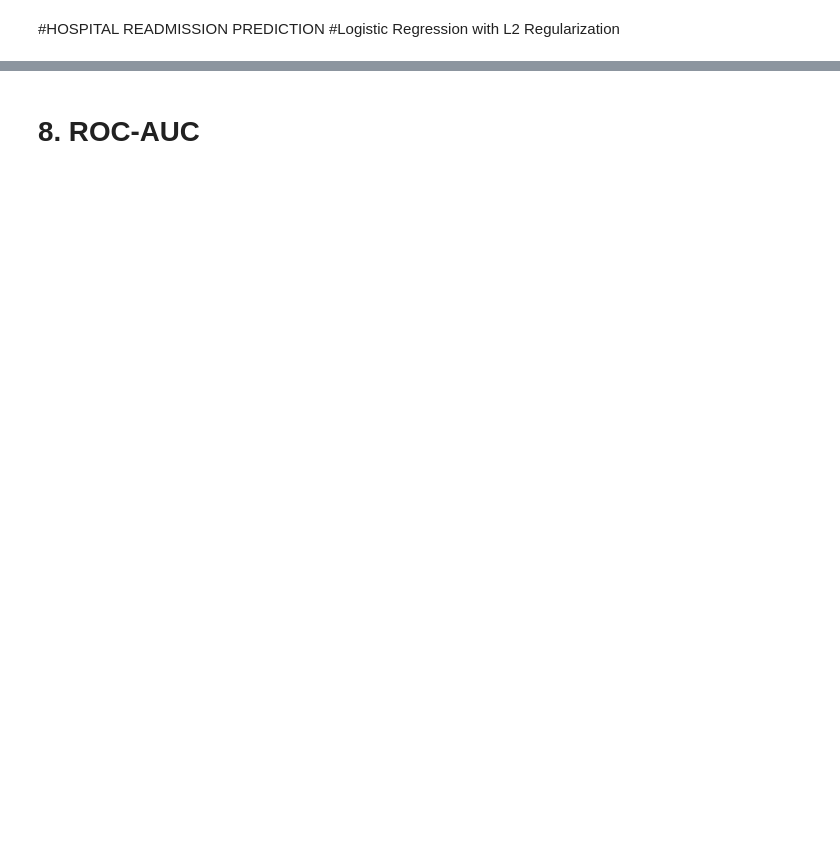
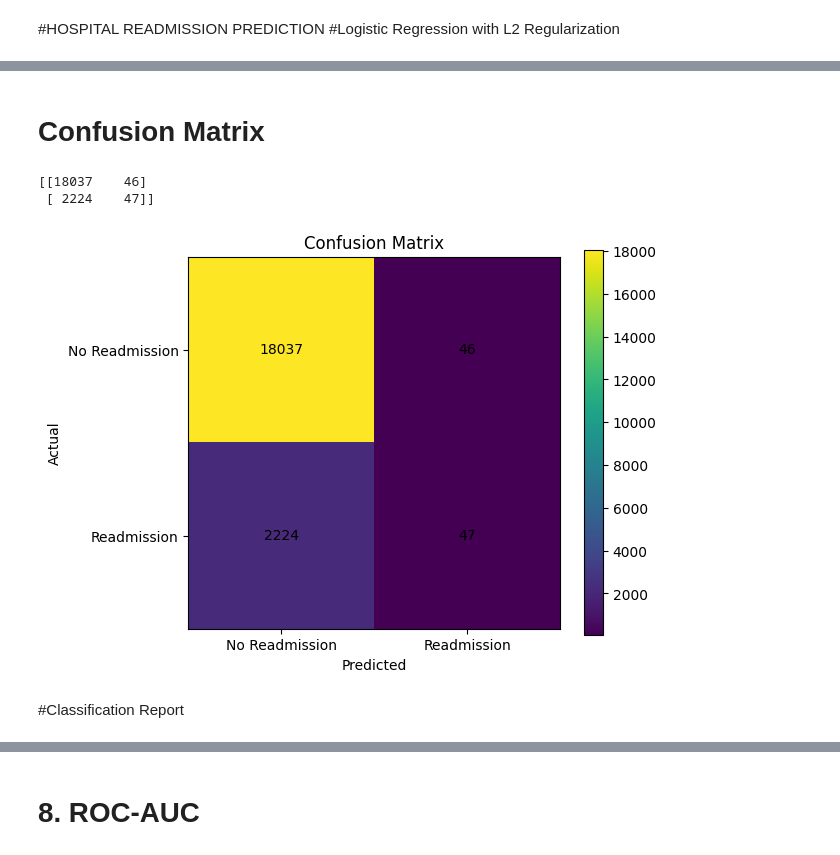
Before and after one commit to Suryansh-Kushwaha2025/CASE_STUDY_1, a Jupyter notebook: CaseStudy1.ipynb, the cells around one changed output, grey strips where cells are left out. Saved outputs shown, nothing was run; the diff lists cells and outputs as text; code cells hidden in the pictures; blank space fills up the shorter version.

```diff
--- a/CaseStudy1.ipynb
+++ b/CaseStudy1.ipynb
@@ -173,0 +38,4 @@ y_pred = (y_probability >= threshold).astype(int)
+# %%
+df["readmitted_30"] = (df["readmitted"] == "<30").astype(int)
+
+print(df["readmitted_30"].value_counts())
@@ -173,0 +223,36 @@ y_pred = (y_probability >= threshold).astype(int)
+# %%
+threshold = 0.5
+
+y_pred = (y_prob >= threshold).astype(int)
+# %% [markdown]
+# Confusion Matrix
+# %%
+
+cm = confusion_matrix(y_test, y_pred)
+
+print(cm)
+plt.figure(figsize=(6, 5))
+
+plt.imshow(cm)
+
+plt.title("Confusion Matrix")
+plt.xlabel("Predicted")
+plt.ylabel("Actual")
+
+plt.xticks([0, 1], ["No Readmission", "Readmission"])
+plt.yticks([0, 1], ["No Readmission", "Readmission"])
+
+for i in range(2):
+    for j in range(2):
+        plt.text(j, i, cm[i, j],
+                 ha="center",
+                 va="center")
+
+plt.colorbar()
+plt.show()
+# %% [output]
+[[18037    46]
+ [ 2224    47]]
+[figure, added]
+# %% [markdown]
+#Classification Report
```
Also changed, not shown: parts of 66 cells of this notebook.
